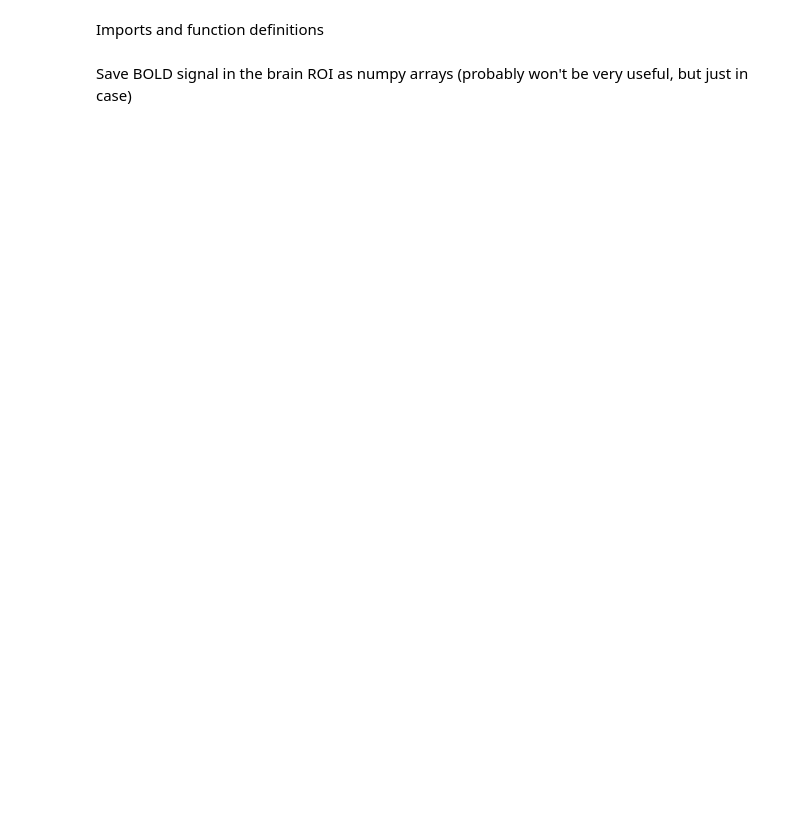
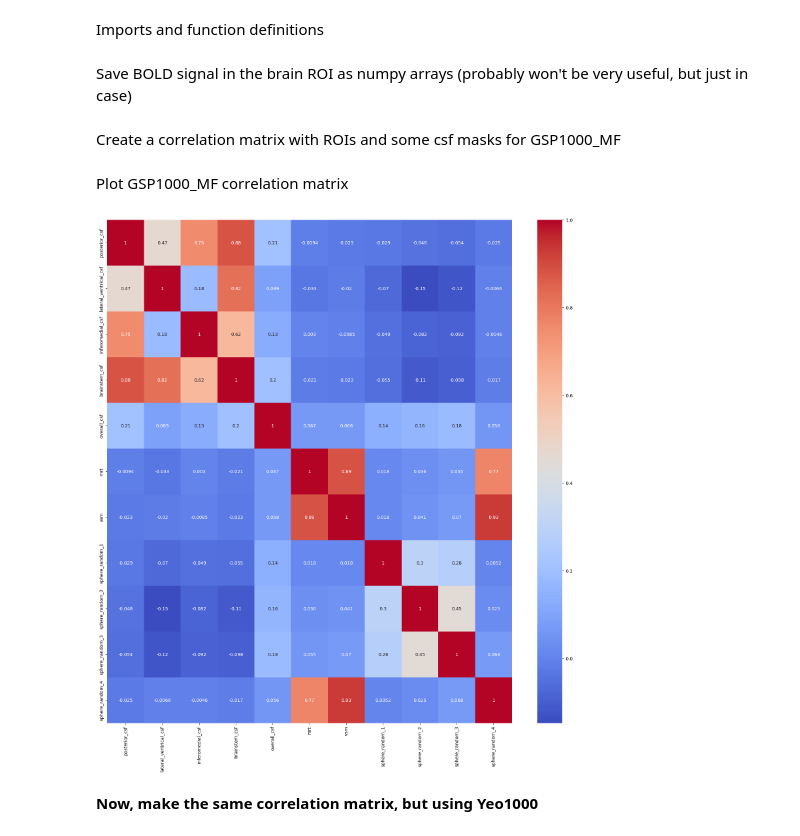
Before and after one commit to JosephIsaacTurner/connectome_differences, a Jupyter notebook: notebooks/01_connectomics.ipynb, the cells around one changed output. Cells and saved outputs as stored; diff of their text form; code cells hidden in the pictures; blank space fills up the shorter version.

```diff
--- a/notebooks/01_connectomics.ipynb
+++ b/notebooks/01_connectomics.ipynb
@@ -84,3 +79,48 @@ if not os.path.exists('bold_signal/GSP1000_MF_bold_brainstem_masked_240.npy'):
 
     np.save('bold_signal/GSP1000_MF_bold_brainstem_masked_240.npy', results_240)
     np.save('bold_signal/GSP1000_MF_bold_brainstem_masked_120.npy', results_120)
+# %% [markdown]
+Create a correlation matrix with ROIs and some csf masks for GSP1000_MF
+# %%
+cs_roi_gsp1000mf = '/data/nimlab/connectome_npy/GSP1000_MF'
+cs_brain_gsp1000mf = '/data/nimlab/connectome_npy/GSP1000_MF'
+masker_list = []
+roi_connectome_type = 'volume'
+brain_connectome_type = 'volume'
+same_connectome = False
+warning_flag = True
+
+
+roi_list = {
+    'posterior_csf':np.atleast_2d(NiftiMasker().transform('/PHShome/jt041/projects/connectome_differences/masks/posterior_csf_mask_2mm.nii.gz')),
+    'lateral_ventrical_csf':np.atleast_2d(NiftiMasker().transform('/PHShome/jt041/projects/connectome_differences/masks/lateral_ventricular_csf_mask_2mm.nii.gz')),
+    'inferomedial_csf':np.atleast_2d(NiftiMasker().transform('/PHShome/jt041/projects/connectome_differences/masks/inferomedial_csf_mask_2mm.nii.gz')),
+    'brainstem_csf':np.atleast_2d(NiftiMasker().transform('/PHShome/jt041/projects/connectome_differences/masks/brainstem_csf_mask_2mm.nii.gz')),
+    'overall_csf':np.atleast_2d(NiftiMasker().transform('/PHShome/jt041/projects/connectome_differences/masks/csf_mask_2mm.nii.gz')),
+    'mrt':np.atleast_2d(NiftiMasker().transform('/PHShome/jt041/projects/connectome_differences/rois/MRT_bilateral.nii.gz')),
+    'vsm':np.atleast_2d(NiftiMasker().transform('/PHShome/jt041/projects/connectome_differences/rois/VSM_bilateral.nii.gz')),
+    'sphere_random_1':np.atleast_2d(NiftiMasker().transform('/PHShome/jt041/projects/connectome_differences/rois/sphere_-26_-62_-64.nii.gz')),
+    'sphere_random_2':np.atleast_2d(NiftiMasker().transform('/PHShome/jt041/projects/connectome_differences/rois/sphere_-18_-72_-56.nii.gz')),
+    'sphere_random_3':np.atleast_2d(NiftiMasker().transform('/PHShome/jt041/projects/connectome_differences/rois/sphere_-28_-78_-52.nii.gz')),
+    'sphere_random_4':np.atleast_2d(NiftiMasker().transform('/PHShome/jt041/projects/connectome_differences/rois/sphere_-2_-46_-52.nii.gz')),
+}
+
+subjects_gsp1000_mf = create_connectome_subjects(cs_roi_gsp1000mf, cs_brain_gsp1000mf, roi_list, masker_list, roi_connectome_type, brain_connectome_type, same_connectome, warning_flag)
+
+result_gsp1000_mf = cs.calculate_roi_matrix(
+    subjects=subjects_gsp1000_mf,
+    num_workers=4
+)
+# %% [markdown]
+Plot GSP1000_MF correlation matrix
+# %%
+import matplotlib.pyplot as plt
+import seaborn as sns
+
+plt.figure(figsize=(20, 20))
+sns.heatmap(result_gsp1000_mf[1], xticklabels=result_gsp1000_mf[-1], yticklabels=result_gsp1000_mf[-1], cmap='coolwarm', annot=True)
+plt.show()
+# %% [output]
+[figure, added]
+# %% [markdown]
+**Now, make the same correlation matrix, but using Yeo1000**
```
Also changed, not shown: parts of 7 cells of this notebook, 11 other files.
